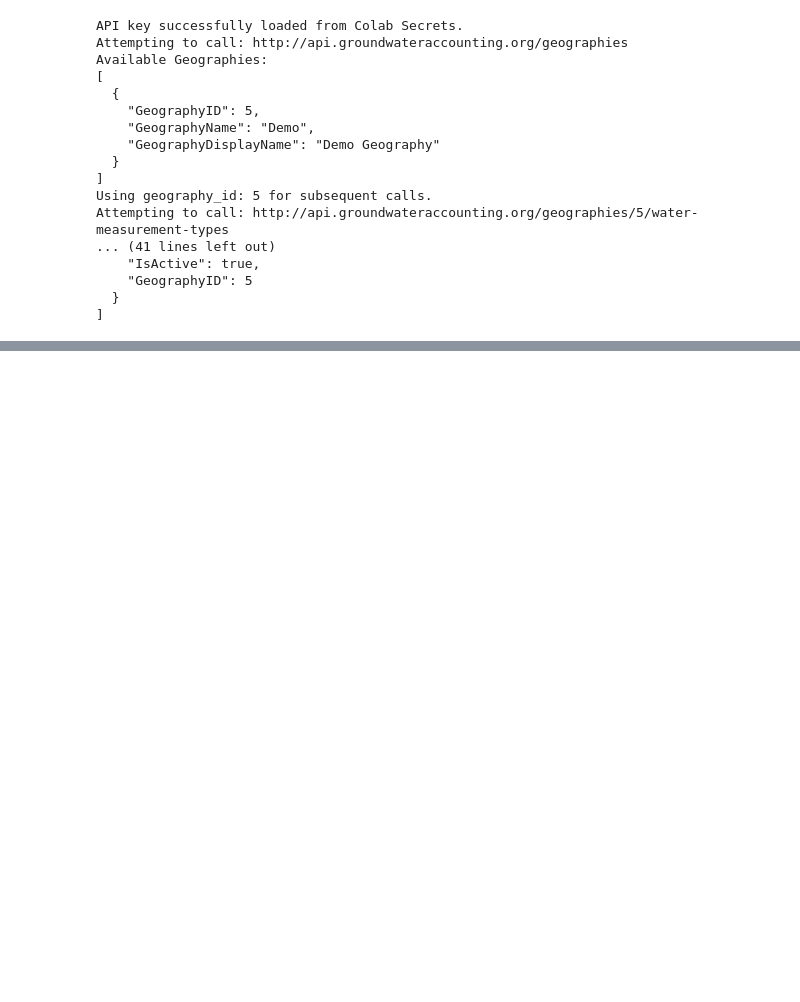
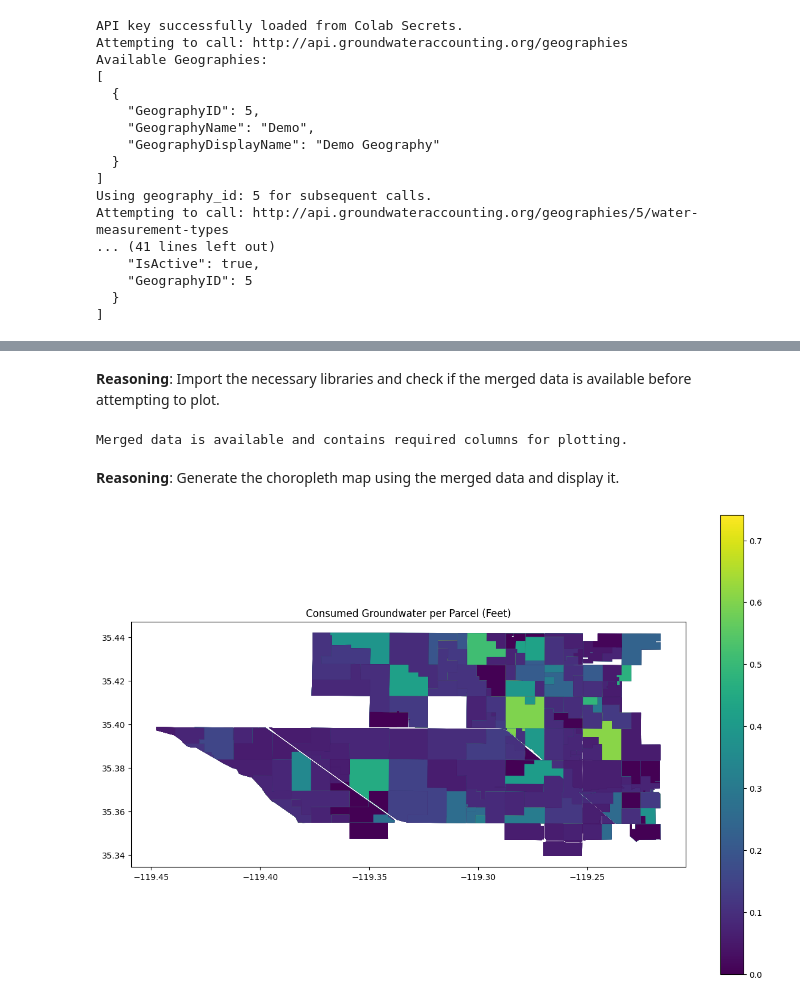
Before and after one commit to esassoc/qanat-community, a Jupyter notebook: Qanat.CommunityAPI/Examples/Hackathon_2025_Use_Case_1_Choropleth.ipynb, the cells around one changed output, grey strips where cells are left out. Drawn from its saved outputs; the diff is of its cells as text; code cells hidden in the pictures; blank space fills up the shorter version.

Commit message:
Generating choropleth in depth (feet).

```diff
--- a/Qanat.CommunityAPI/Examples/Hackathon_2025_Use_Case_1_Choropleth.ipynb
+++ b/Qanat.CommunityAPI/Examples/Hackathon_2025_Use_Case_1_Choropleth.ipynb
@@ -130,0 +142,15 @@ Attempting to call: http://api.groundwateraccounting.org/geographies/5/water-mea
+# %%
+parcel_feature_collection_path = '/geographies/{geographyID}/parcels/feature-collection'.replace('{geographyID}', str(geography_id))
+parcel_feature_collection_url = f"{base_url}{parcel_feature_collection_path}"
+
+print(f"Attempting to call: {parcel_feature_collection_url}")
+
+response = requests.get(parcel_feature_collection_url, headers=headers)
+
+if response.status_code == 200:
+    parcel_geojson_data = response.json()
+    print("Parcel GeoJSON data successfully fetched.")
+else:
+    print(f"Error fetching parcel data: API call failed with status code {response.status_code}")
+    print(response.text)
+    parcel_geojson_data = None
@@ -130,0 +504,33 @@ Attempting to call: http://api.groundwateraccounting.org/geographies/5/water-mea
+# %% [markdown]
+**Reasoning**:
+Import the necessary libraries and check if the merged data is available before attempting to plot.
+# %%
+import matplotlib.pyplot as plt
+import geopandas.plotting
+
+# Check if merged_parcel_data is available and contains the required columns
+if 'merged_parcel_data' in locals() and merged_parcel_data is not None and \
+   'ReportedValueInAcreFeet' in merged_parcel_data.columns and 'geometry' in merged_parcel_data.columns:
+    print("Merged data is available and contains required columns for plotting.")
+else:
+    print("Merged data is not available or missing required columns. Cannot generate choropleth map.")
+# %% [output]
+Merged data is available and contains required columns for plotting.
+# %% [markdown]
+**Reasoning**:
+Generate the choropleth map using the merged data and display it.
+# %%
+# Create a figure and axes for the plot
+fig, ax = plt.subplots(1, 1, figsize=(15, 10))
+
+# Generate the choropleth map
+# Use the 'ReportedValueInFeet' column for plotting
+merged_parcel_data.plot(column='ReportedValueInFeet', ax=ax, legend=True, cmap='viridis')
+
+# Add a title to the map
+ax.set_title("Consumed Groundwater per Parcel (Feet)")
+
+# Display the plot
+plt.show()
+# %% [output]
+[figure, added]
```
Also changed, not shown: parts of 21 cells of this notebook.
